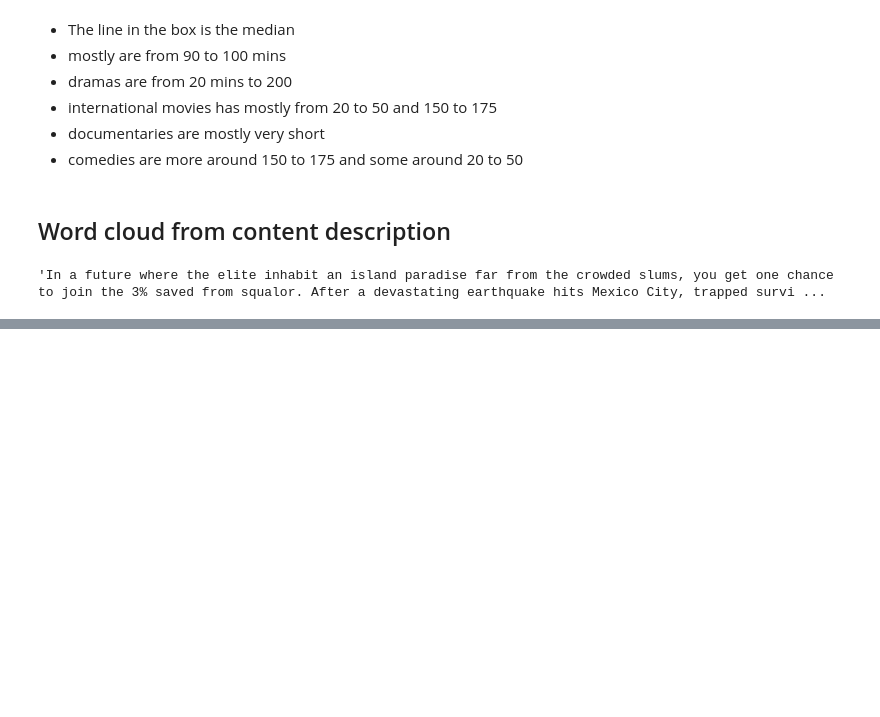
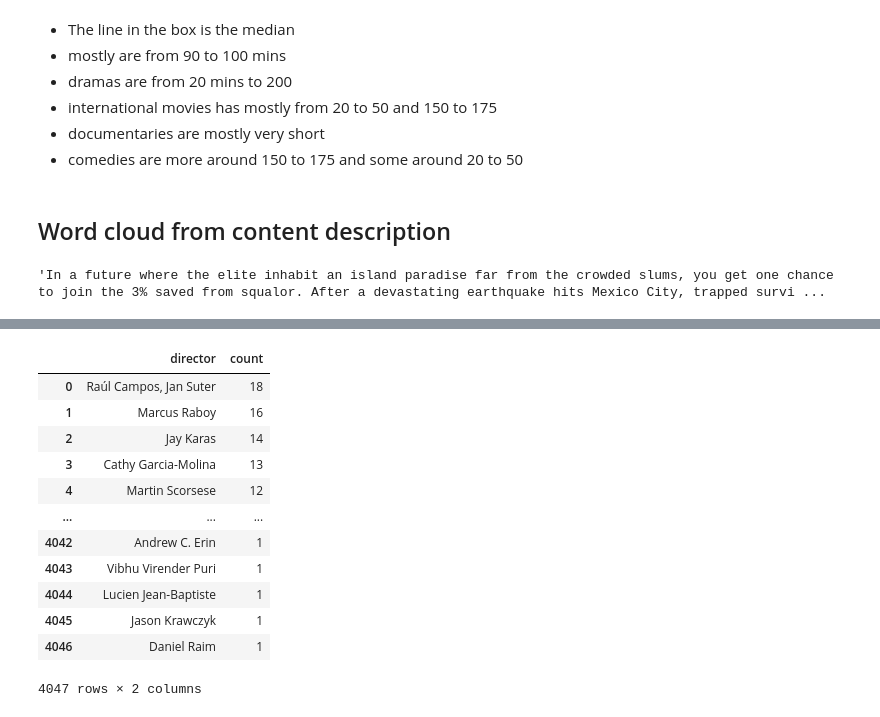
Before and after one commit to Yashtiii/Netflix-Content-Strategy, a Jupyter notebook: Netflix's_content_strategy.ipynb, the cells around one changed output, grey strips where cells are left out. Drawn from its saved outputs; the diff is of its cells as text; code cells hidden in the pictures; blank space fills up the shorter version.

```diff
--- a/Netflix's_content_strategy.ipynb
+++ b/Netflix's_content_strategy.ipynb
@@ -778,0 +821,18 @@ plt.show()
+# %%
+top = Directors['director'].value_counts().reset_index()
+top.columns = ['director', 'count']
+top
+# %% [output]
+|  | director | count |
+| 0 | Raúl Campos, Jan Suter | 18 |
+| 1 | Marcus Raboy | 16 |
+| 2 | Jay Karas | 14 |
+| 3 | Cathy Garcia-Molina | 13 |
+| 4 | Martin Scorsese | 12 |
+| ... | ... | ... |
+| 4042 | Andrew C. Erin | 1 |
+| 4043 | Vibhu Virender Puri | 1 |
+| 4044 | Lucien Jean-Baptiste | 1 |
+| 4045 | Jason Krawczyk | 1 |
+| 4046 | Daniel Raim | 1 |
+4047 rows × 2 columns
```
Also changed, not shown: parts of 14 cells of this notebook.
